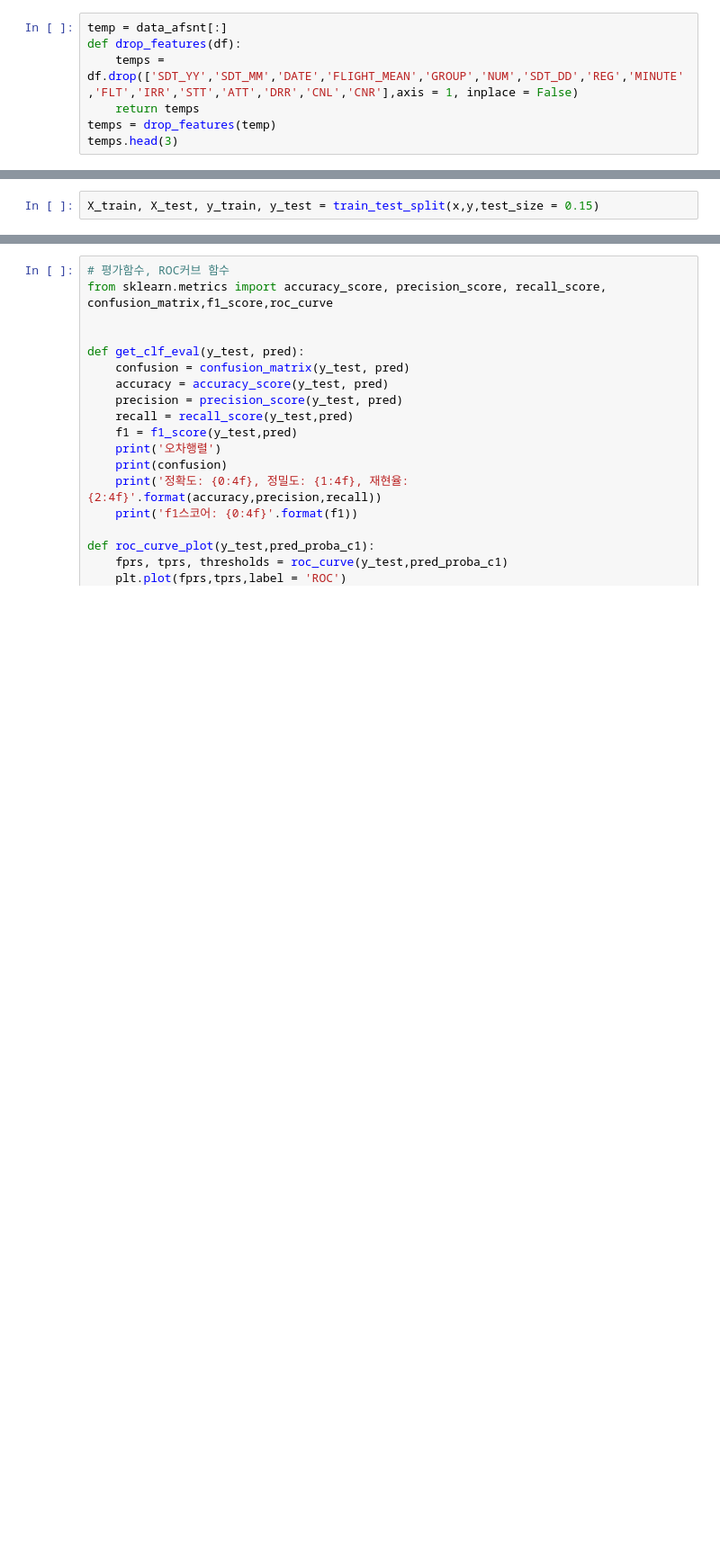
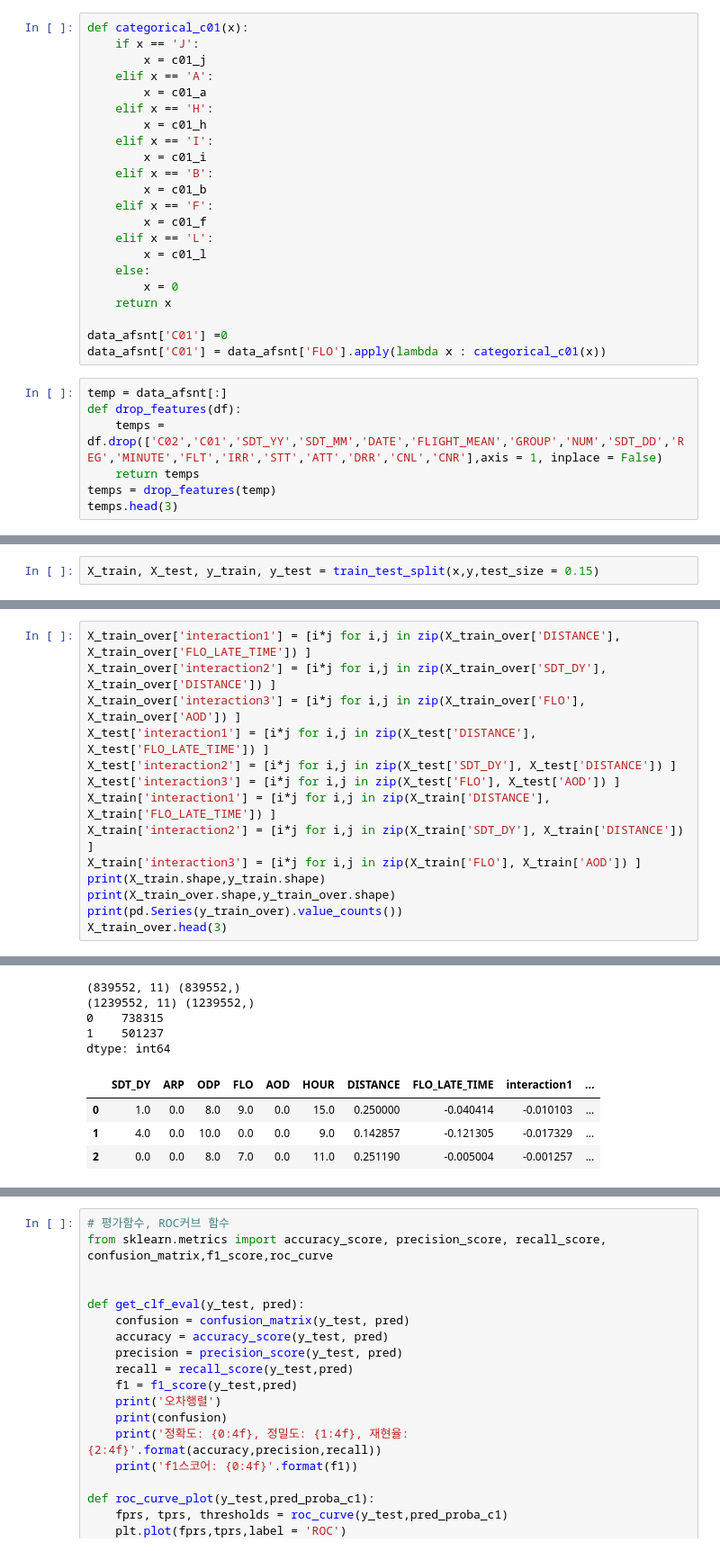
Before and after one commit to ohjaes/bigcon_code, a Jupyter notebook: EDA & PREPROCESSING.ipynb, the cells around one changed output, grey strips where cells are left out. Shown at 90% size. Saved outputs shown, nothing was run; the diff lists cells and outputs as text; blank space fills up the shorter version.

```diff
--- a/EDA & PREPROCESSING.ipynb
+++ b/EDA & PREPROCESSING.ipynb
@@ -590,7 +685,29 @@ data_afsnt['FLO_LATE_TIME'] = late['FLO_TIME']
+# %%
+def categorical_c01(x):
+    if x == 'J':
+        x = c01_j
+    elif x == 'A':
+        x = c01_a
+    elif x == 'H':
+        x = c01_h
+    elif x == 'I':
+        x = c01_i
+    elif x == 'B':
+        x = c01_b
+    elif x == 'F':
+        x = c01_f
+    elif x == 'L':
+        x = c01_l
+    else:
+        x = 0
+    return x
+
+data_afsnt['C01'] =0
+data_afsnt['C01'] = data_afsnt['FLO'].apply(lambda x : categorical_c01(x))
 # %%
 temp = data_afsnt[:]
 def drop_features(df):
-    temps = df.drop(['SDT_YY','SDT_MM','DATE','FLIGHT_MEAN','GROUP','NUM','SDT_DD','REG','MINUTE','FLT','IRR','STT','ATT','DRR','CNL','CNR'],axis = 1, inplace = False)
+    temps = df.drop(['C02','C01','SDT_YY','SDT_MM','DATE','FLIGHT_MEAN','GROUP','NUM','SDT_DD','REG','MINUTE','FLT','IRR','STT','ATT','DRR','CNL','CNR'],axis = 1, inplace = False)
     return temps
 temps = drop_features(temp)
 temps.head(3)
@@ -698 +817,16 @@ X_train_over, y_train_over = smote.fit_sample(X_train,y_train)
 dtype: int64
+# %%
+X_train_over['interaction1'] = [i*j for i,j in zip(X_train_over['DISTANCE'], X_train_over['FLO_LATE_TIME']) ]
+X_train_over['interaction2'] = [i*j for i,j in zip(X_train_over['SDT_DY'], X_train_over['DISTANCE']) ]
+X_train_over['interaction3'] = [i*j for i,j in zip(X_train_over['FLO'], X_train_over['AOD']) ]
+X_test['interaction1'] = [i*j for i,j in zip(X_test['DISTANCE'], X_test['FLO_LATE_TIME']) ]
+X_test['interaction2'] = [i*j for i,j in zip(X_test['SDT_DY'], X_test['DISTANCE']) ]
+X_test['interaction3'] = [i*j for i,j in zip(X_test['FLO'], X_test['AOD']) ]
+X_train['interaction1'] = [i*j for i,j in zip(X_train['DISTANCE'], X_train['FLO_LATE_TIME']) ]
+X_train['interaction2'] = [i*j for i,j in zip(X_train['SDT_DY'], X_train['DISTANCE']) ]
+X_train['interaction3'] = [i*j for i,j in zip(X_train['FLO'], X_train['AOD']) ]
+print(X_train.shape,y_train.shape)
+print(X_train_over.shape,y_train_over.shape)
+print(pd.Series(y_train_over).value_counts())
+X_train_over.head(3)
+# %% [output]
@@ -699,3 +847,12 @@ dtype: int64
+(839552, 11) (839552,)
+(1239552, 11) (1239552,)
+0    738315
+1    501237
+dtype: int64
+|  | SDT_DY | ARP | ODP | FLO | AOD | HOUR | DISTANCE | FLO_LATE_TIME | interaction1 | ... |
+| 0 | 1.0 | 0.0 | 8.0 | 9.0 | 0.0 | 15.0 | 0.250000 | -0.040414 | -0.010103 | ... |
+| 1 | 4.0 | 0.0 | 10.0 | 0.0 | 0.0 | 9.0 | 0.142857 | -0.121305 | -0.017329 | ... |
+| 2 | 0.0 | 0.0 | 8.0 | 7.0 | 0.0 | 11.0 | 0.251190 | -0.005004 | -0.001257 | ... |
 # %%
 from sklearn.tree import DecisionTreeClassifier
 from sklearn.ensemble import RandomForestClassifier
```
Also changed, not shown: parts of 20 cells of this notebook.
